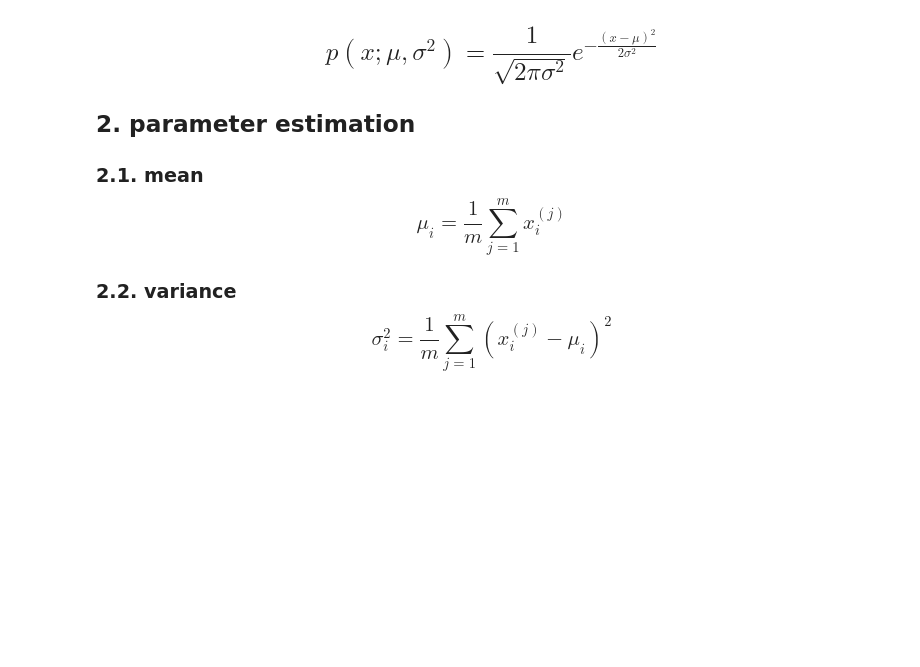
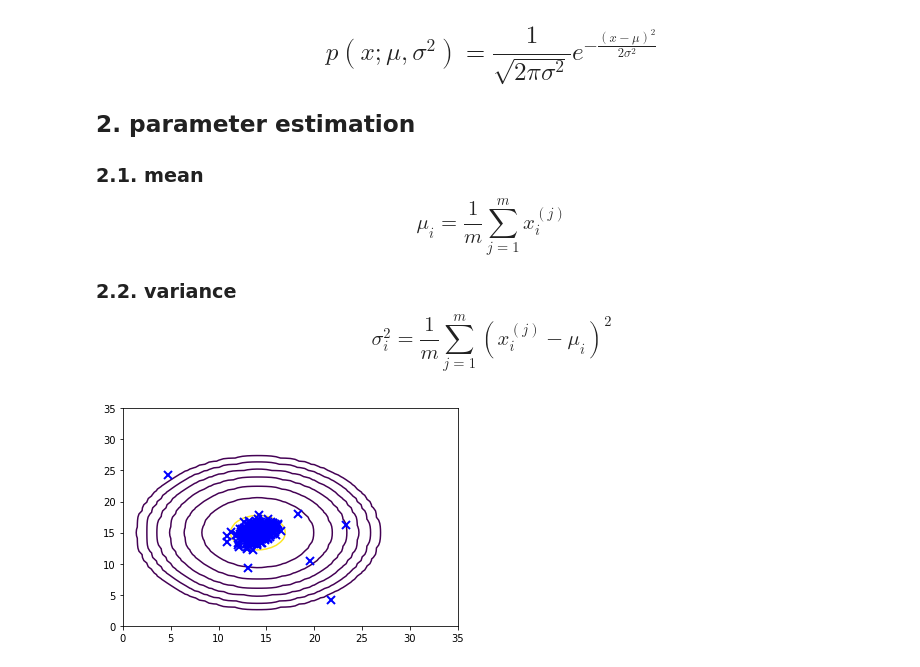
Before and after one commit to Dhineshks/anomaly-detection, a Jupyter notebook: example.ipynb, the cells around one changed output. Cells and saved outputs as stored; diff of their text form; code cells hidden in the pictures; blank space fills up the shorter version.

Commit message:
visualizing gaussian kernal

```diff
--- a/example.ipynb
+++ b/example.ipynb
@@ -57,7 +57,23 @@ def GaussianDistribution(x,mu,sigma_square):
     x = x - mu
 
     #gaussian distribution formula
-    p = (2 * np.pi) ** (-k / 2) * np.linalg.det(sigma_square) ** (-0.5)\
+    p = (2 * np.pi) ** (-l / 2) * np.linalg.det(sigma_square) ** (-0.5)\
         * np.exp(-0.5 * np.sum(np.dot(x, np.linalg.pinv(sigma_square)) *x ,axis=1))
 
     return p
+# %%
+def visualize(x,mu,sigma_square):
+    x1,x2 = np.meshgrid(np.arange(0,35.5,0.5),np.arange(0,35.5,0.5))
+    z = GaussianDistribution(np.stack([x1.ravel(),x2.ravel()],axis=1),mu,sigma_square)
+    z = z.reshape(x1.shape)
+
+    plt.plot(x[:,0],x[:,1],'bx',mec='b',mew=2,ms=8)
+
+    if np.all(abs(z) != np.inf):
+        plt.contour(x1,x2,z,levels=10**(np.arange(-20.,1,3)),zoder=100)
+# %%
+mu,sigma_square = estimateGaussian(df)
+# %%
+visualize(df,mu,sigma_square)
+# %% [output]
+[figure, added]
```
